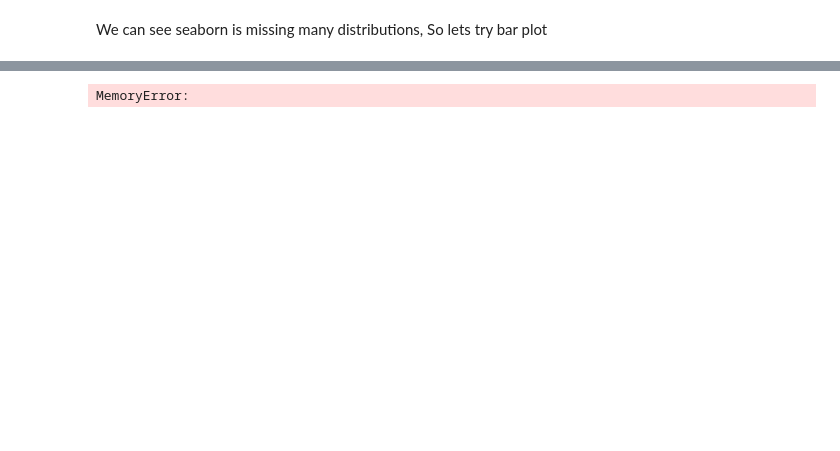
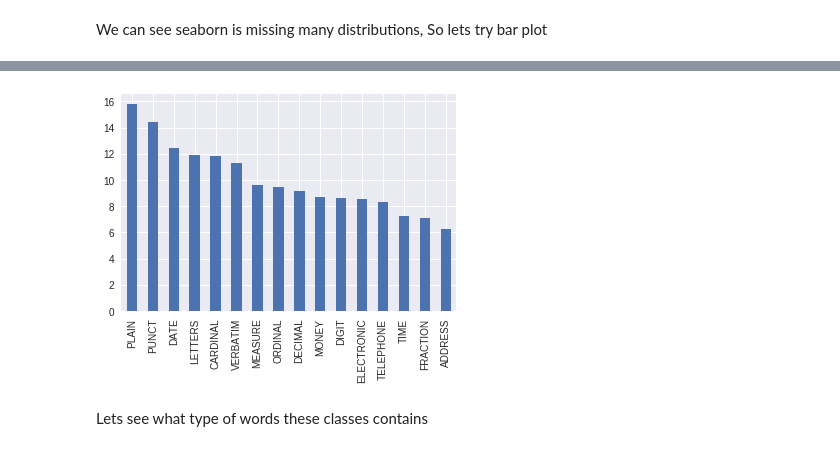
Before and after one commit to SibtainRazaJamali/Text-Normalization, a Jupyter notebook: Project.ipynb, the cells around one changed output, grey strips where cells are left out. Cells and saved outputs as stored; diff of their text form; code cells hidden in the pictures; blank space fills up the shorter version.

```diff
--- a/Project.ipynb
+++ b/Project.ipynb
@@ -96,7 +208,2 @@ plt.show()
 # %% [markdown]
 We can see seaborn is missing many distributions, So lets try bar plot
-# %%
-sns.set_style("white")
-fig=sns.barplot(training_set['class'],saturation=1)
-figs.set_xticklabels(training_set['class'].unique(),rotation=90)
-plt.show()
@@ -123,4 +210,8 @@ plt.show()
-# %%
-training_set_1['Semiotic Class'].unique()
-# %% [output]
-MemoryError:
+# %%
+#taking log will normalize the values
+np.log(training_set['class'].value_counts()).plot(kind='bar')
+plt.show()
+# %% [output]
+[figure, added]
+# %% [markdown]
+Lets see what type of words these classes contains
```
Also changed, not shown: parts of 32 cells of this notebook.
